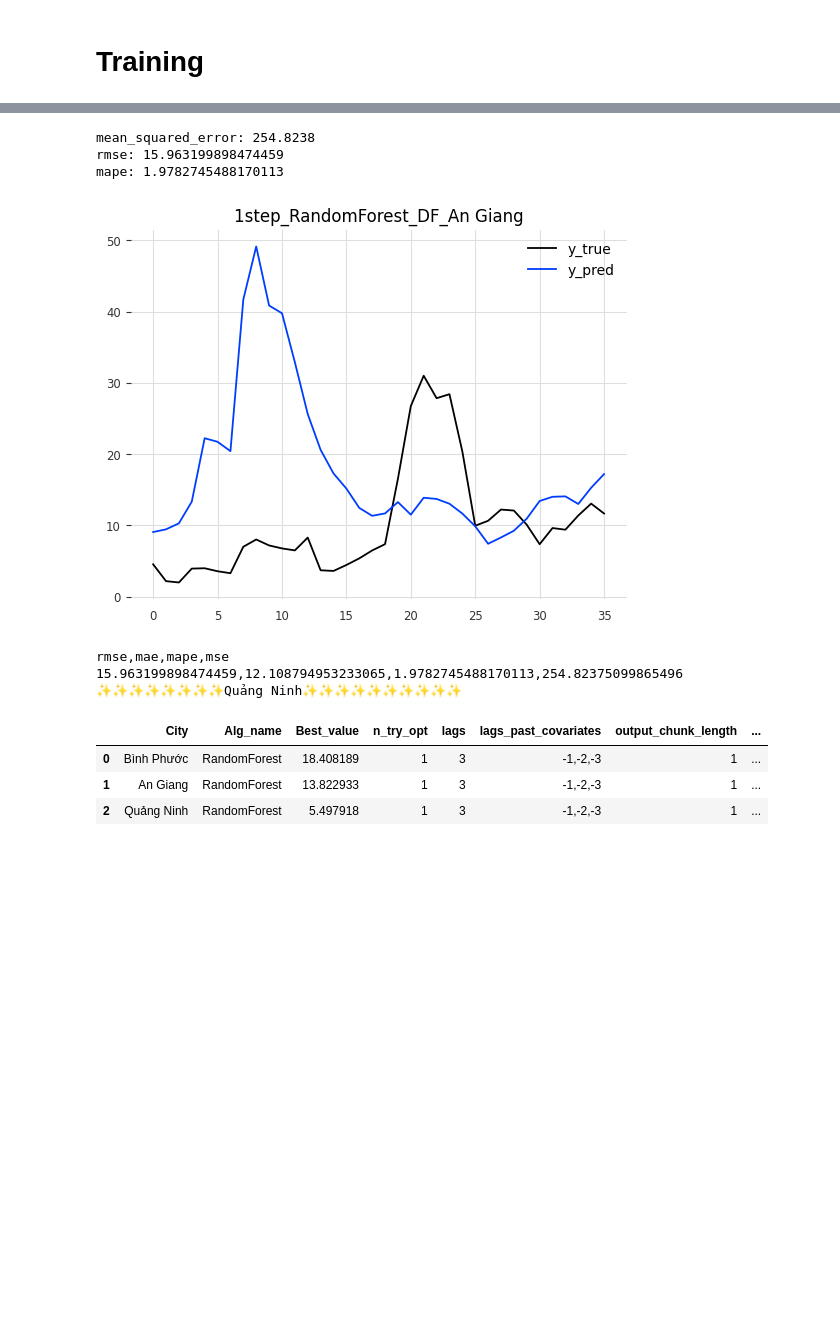
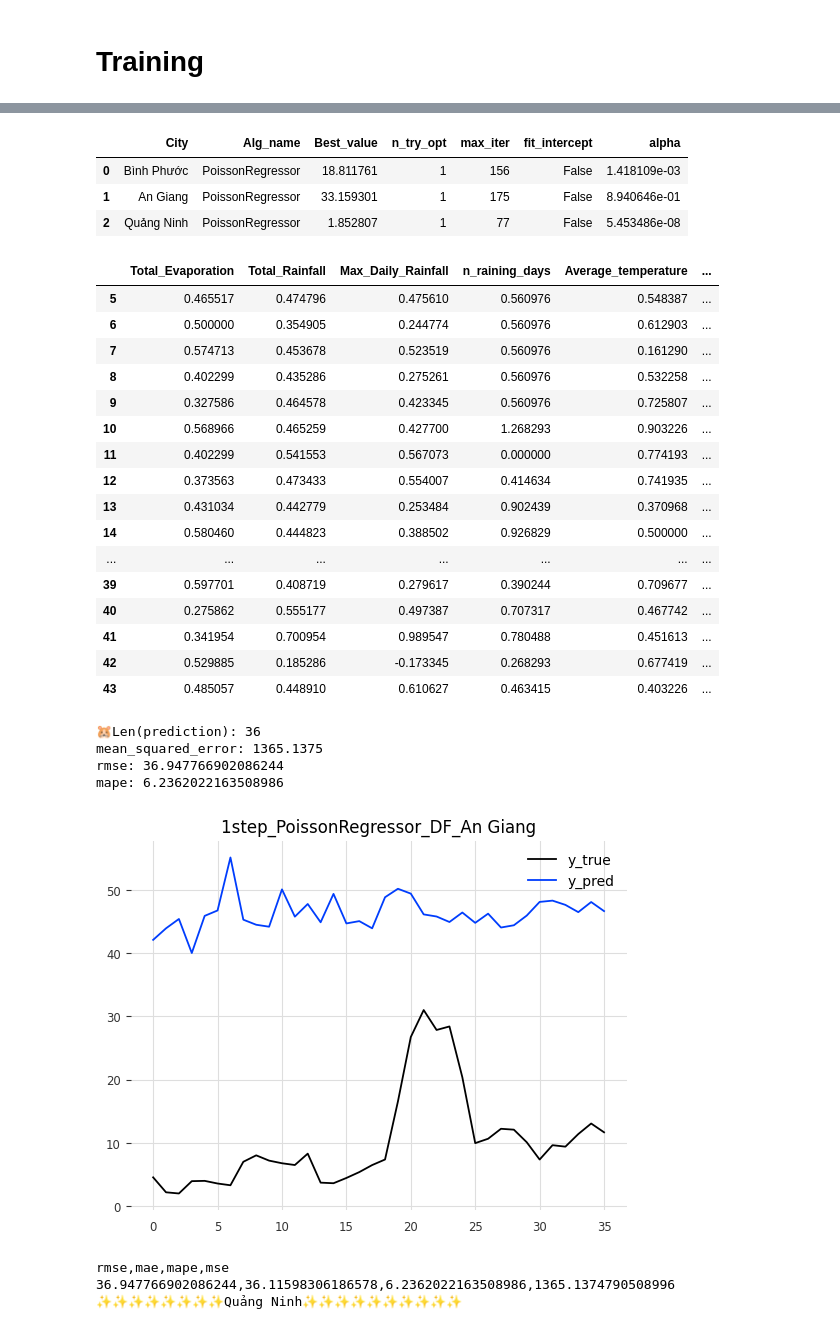
Before and after one commit to NguyenHzviper/OutBreak, a Jupyter notebook: predict_model/271023_train_predict.ipynb, the cells around one changed output, grey strips where cells are left out. Drawn from its saved outputs; the diff is of its cells as text; code cells hidden in the pictures; blank space fills up the shorter version.

Commit message:
train_and_predict_SVMPoisson

```diff
--- a/predict_model/271023_train_predict.ipynb
+++ b/predict_model/271023_train_predict.ipynb
@@ -198,5 +192,5 @@ def to_supervised(data,  d_out, d_in, features_list=[]):
             else:
                 X.append(data[index: in_end, features_list])
             y.append(data[out_end-1: out_end, -1])
-    return np.array(X), np.array(y)
+    return np.array(X), np.array(y).reshape(len(y))
 # %%
@@ -244,6 +258,6 @@ def train_and_evaluate(df_train, df_eval, model, feature_list , labels, scaler,
 # %%
 def output_prediction_for_location(df_train, df_eval, model, location, feature_list,
-                                                labels, scaler, is_dl_algo, nstep):
+                                                labels, scaler, is_dl_algo, is_sklearn_model ,nstep):
     """train and generate prediction for a province
     df: DataFrame object containing features and label(s) for training model
     localtion: location_name
@@ -253,7 +267,7 @@ def output_prediction_for_location(df_train, df_eval, model, location, feature_l
     lags: how long into the past to look back when making prediction
     split_index: the point at which to divide data into the train and test subsets.
     """
-    model, y_true, prediction_inverse, mse, mae, rmse, mape = train_and_evaluate(df_train, df_eval, model, feature_list, labels, scaler,is_dl_algo,nstep)
+    model, y_true, prediction_inverse, mse, mae, rmse, mape = train_and_evaluate(df_train, df_eval, model, feature_list, labels, scaler,is_dl_algo, is_sklearn_model,nstep)
     df_prediction = pd.DataFrame({"Date": df_eval["year_month"][-len(prediction_inverse):],
                                   "Observed": y_true[-len(prediction_inverse):],
                                   f"{nstep}-month": prediction_inverse})
@@ -280,7 +294,7 @@ def output_prediction_for_location(df_train, df_eval, model, location, feature_l
 # %%
 def getDataWithSelectedFeature(city, next_predicted_month):
   selected_feature = []
-  df = pd.read_csv(output_featureselection+str(next_predicted_month)+"step_feature_selection_3_most.csv", encoding = 'unicode_escape')
+  df = pd.read_csv(output_featureselection+str(next_predicted_month)+"step_feature_selection_3_most.csv")
   for row in range(len(df)):
     if (df["City"][row] == city):
       selected_feature.append(df["1st_Feature"][row])
@@ -306,12 +314,12 @@ def split_data(data, look_back, n_nextstep = args.n_predicted_period_months):
 # %%
 model_name_list = [
-     "RandomForest",
-     "LinearRegressionModel",
+    #  "RandomForest",
+    #  "LinearRegressionModel",
     #  "LightGBMModel",
-     "CatBoostModel",
-     "XGBModel",
-    # "PoissonRegressor",
-    # "SVMRBF"
+    #  "CatBoostModel",
+    #  "XGBModel",
+    "PoissonRegressor",
+    "SVMRBF"
 ]
 
 for nstep in range(1,args.n_predicted_period_months+1):
@@ -383,8 +391,6 @@ for nstep in range(1,args.n_predicted_period_months+1):
                                     output_chunk_length = int(output_chunk_length),
                                     random_state=int(random_state))
             elif model_name == "CatBoostModel":
-
-
                     lags = df_hyper_params['lags'].values[0]
                     lags_past_covariates = df_hyper_params['lags_past_covariates'].values[0].split(',')
                     lags_past_covariates = [int(i) for i in lags_past_covariates]
@@ -401,8 +407,6 @@ for nstep in range(1,args.n_predicted_period_months+1):
                     if opt_quantitles == "IsNone":
                         quantitles = None
                     else:
-                        print("🔥",df_hyper_params['quantiles'], "-", type(df_hyper_params['quantiles']))
-                        print("💧",df_hyper_params['quantiles'].values[0],  "-", type(df_hyper_params['quantiles'].values[0]))
                         quantitles = df_hyper_params['quantiles'].values[0].split(',')
                     model = CatBoostModel(
                                             lags=int(lags),
@@ -448,8 +452,26 @@ for nstep in range(1,args.n_predicted_period_months+1):
                         lambda_l1 = float(lambda_l1),
                         verbose = int(verbose)
                     )
+            elif model_name == 'SVMRBF':
+                    max_iter = df_hyper_params['max_iter'].values[0]
+                    epsilon = df_hyper_params['epsilon'].values[0],
+                    model = SVR(
+                        max_iter = max_iter,
+                        kernel = 'rbf',
+                        epsilon = epsilon[0]
+                    )
+                    is_sklearn_model = 1
+            elif model_name == "PoissonRegressor":
+                    max_iter = df_hyper_params['max_iter'].values[0]
+                    alpha = df_hyper_params['alpha'].values[0],
+                    model = PoissonRegressor(
+                        max_iter = max_iter,
+                        fit_intercept = False,
+                        alpha = alpha[0]
+                    )
+                    is_sklearn_model = 1
             df, model = output_prediction_for_location(df_train, df_valid, model, location=city, feature_list=selected_features,
-                                                            labels=args.labels, scaler=scaler, is_dl_algo = is_dl_algo, nstep = nstep)
+                                                            labels=args.labels, scaler=scaler, is_dl_algo = is_dl_algo,is_sklearn_model = is_sklearn_model, nstep = nstep)
             df.to_excel(f"./predict_results/0_train_{nstep}nstep_denguefever_prediction_results_by_{model_name}_in_{city}.xlsx")
             pickle.dump(model, open(f"./trained_models/{nstep}nstep_denguefever_{model_name}_in_{city}.sav", 'wb'))
 # %% [output]
@@ -474,11 +510,29 @@ rmse,mae,mape,mse
+|  | City | Alg_name | Best_value | n_try_opt | max_iter | fit_intercept | alpha |
+| 0 | Bình Phước | PoissonRegressor | 18.811761 | 1 | 156 | False | 1.418109e-03 |
+| 1 | An Giang | PoissonRegressor | 33.159301 | 1 | 175 | False | 8.940646e-01 |
+| 2 | Quảng Ninh | PoissonRegressor | 1.852807 | 1 | 77 | False | 5.453486e-08 |
+|  | Total_Evaporation | Total_Rainfall | Max_Daily_Rainfall | n_raining_days | Average_temperature | ... |
+| 5 | 0.465517 | 0.474796 | 0.475610 | 0.560976 | 0.548387 | ... |
+| 6 | 0.500000 | 0.354905 | 0.244774 | 0.560976 | 0.612903 | ... |
+| 7 | 0.574713 | 0.453678 | 0.523519 | 0.560976 | 0.161290 | ... |
+| 8 | 0.402299 | 0.435286 | 0.275261 | 0.560976 | 0.532258 | ... |
+| 9 | 0.327586 | 0.464578 | 0.423345 | 0.560976 | 0.725807 | ... |
+| 10 | 0.568966 | 0.465259 | 0.427700 | 1.268293 | 0.903226 | ... |
+| 11 | 0.402299 | 0.541553 | 0.567073 | 0.000000 | 0.774193 | ... |
+| 12 | 0.373563 | 0.473433 | 0.554007 | 0.414634 | 0.741935 | ... |
+| 13 | 0.431034 | 0.442779 | 0.253484 | 0.902439 | 0.370968 | ... |
+| 14 | 0.580460 | 0.444823 | 0.388502 | 0.926829 | 0.500000 | ... |
+| ... | ... | ... | ... | ... | ... | ... |
+| 39 | 0.597701 | 0.408719 | 0.279617 | 0.390244 | 0.709677 | ... |
+| 40 | 0.275862 | 0.555177 | 0.497387 | 0.707317 | 0.467742 | ... |
+| 41 | 0.341954 | 0.700954 | 0.989547 | 0.780488 | 0.451613 | ... |
+| 42 | 0.529885 | 0.185286 | -0.173345 | 0.268293 | 0.677419 | ... |
+| 43 | 0.485057 | 0.448910 | 0.610627 | 0.463415 | 0.403226 | ... |
-mean_squared_error: 254.8238
-rmse: 15.963199898474459
-mape: 1.9782745488170113
+🐹Len(prediction): 36
+mean_squared_error: 1365.1375
+rmse: 36.947766902086244
+mape: 6.2362022163508986
-[figure, old version]
+[figure, new version]
 rmse,mae,mape,mse
-15.963199898474459,12.108794953233065,1.9782745488170113,254.82375099865496
+36.947766902086244,36.11598306186578,6.2362022163508986,1365.1374790508996
 ✨✨✨✨✨✨✨✨Quảng Ninh✨✨✨✨✨✨✨✨✨✨
-|  | City | Alg_name | Best_value | n_try_opt | lags | lags_past_covariates | output_chunk_length | ... |
-| 0 | Bình Phước | RandomForest | 18.408189 | 1 | 3 | -1,-2,-3 | 1 | ... |
-| 1 | An Giang | RandomForest | 13.822933 | 1 | 3 | -1,-2,-3 | 1 | ... |
-| 2 | Quảng Ninh | RandomForest | 5.497918 | 1 | 3 | -1,-2,-3 | 1 | ... |
```
Also changed, not shown: parts of 5 cells of this notebook, 1 other file.
